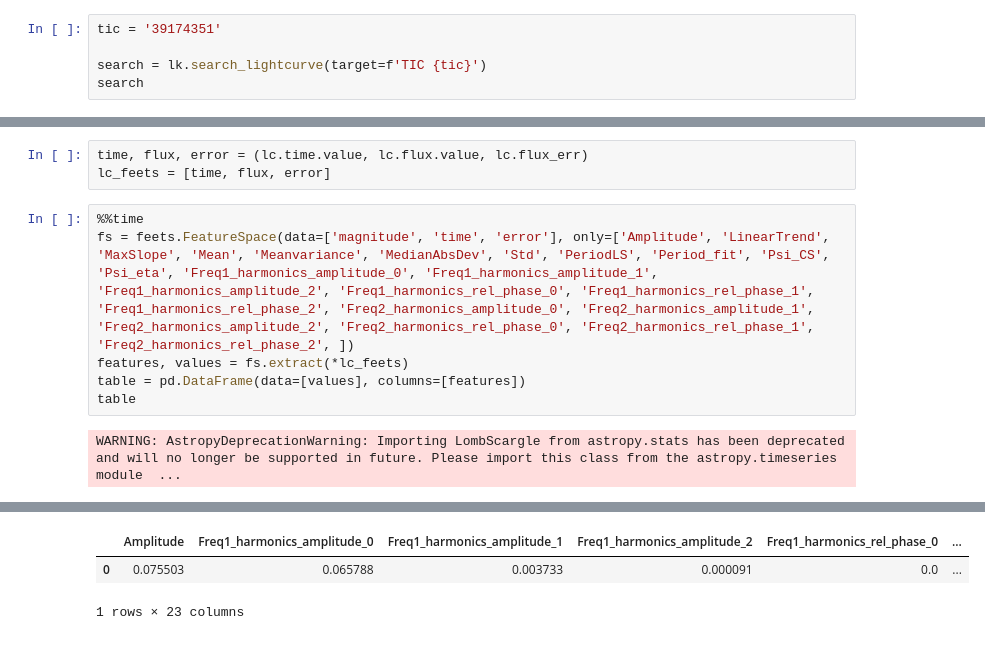
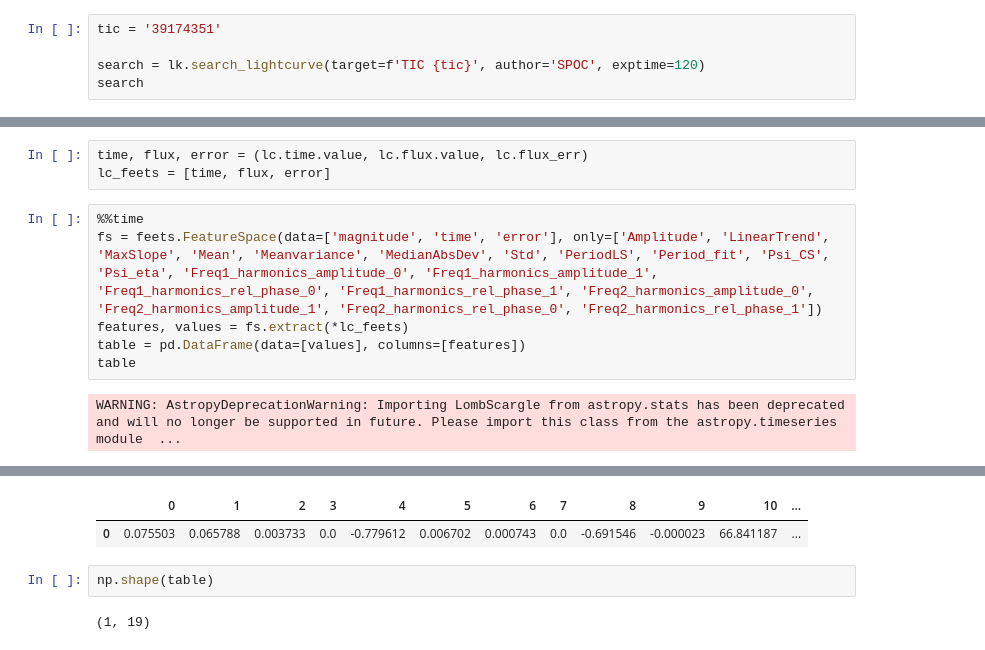
Before and after one commit to josafary-ds/CLASTEVAR_Project, a Jupyter notebook: Feets_test.ipynb, the cells around one changed output, grey strips where cells are left out. Cells and saved outputs as stored; diff of their text form.

```diff
--- a/Feets_test.ipynb
+++ b/Feets_test.ipynb
@@ -7,6 +7,6 @@ import feets
 # %%
 tic = '39174351'
 
-search = lk.search_lightcurve(target=f'TIC {tic}')
+search = lk.search_lightcurve(target=f'TIC {tic}', author='SPOC', exptime=120)
 search
 # %% [output]
@@ -32,7 +27,7 @@ time, flux, error = (lc.time.value, lc.flux.value, lc.flux_err)
 lc_feets = [time, flux, error]
 # %%
 %%time
-fs = feets.FeatureSpace(data=['magnitude', 'time', 'error'], only=['Amplitude', 'LinearTrend', 'MaxSlope', 'Mean', 'Meanvariance', 'MedianAbsDev', 'Std', 'PeriodLS', 'Period_fit', 'Psi_CS', 'Psi_eta', 'Freq1_harmonics_amplitude_0', 'Freq1_harmonics_amplitude_1', 'Freq1_harmonics_amplitude_2', 'Freq1_harmonics_rel_phase_0', 'Freq1_harmonics_rel_phase_1', 'Freq1_harmonics_rel_phase_2', 'Freq2_harmonics_amplitude_0', 'Freq2_harmonics_amplitude_1', 'Freq2_harmonics_amplitude_2', 'Freq2_harmonics_rel_phase_0', 'Freq2_harmonics_rel_phase_1', 'Freq2_harmonics_rel_phase_2', ])
+fs = feets.FeatureSpace(data=['magnitude', 'time', 'error'], only=['Amplitude', 'LinearTrend', 'MaxSlope', 'Mean', 'Meanvariance', 'MedianAbsDev', 'Std', 'PeriodLS', 'Period_fit', 'Psi_CS', 'Psi_eta', 'Freq1_harmonics_amplitude_0', 'Freq1_harmonics_amplitude_1', 'Freq1_harmonics_rel_phase_0', 'Freq1_harmonics_rel_phase_1', 'Freq2_harmonics_amplitude_0', 'Freq2_harmonics_amplitude_1', 'Freq2_harmonics_rel_phase_0', 'Freq2_harmonics_rel_phase_1'])
 features, values = fs.extract(*lc_feets)
 table = pd.DataFrame(data=[values], columns=[features])
 table
@@ -43,3 +38,6 @@ Wall time: 2min 1s
-|  | Amplitude | Freq1_harmonics_amplitude_0 | Freq1_harmonics_amplitude_1 | Freq1_harmonics_amplitude_2 | Freq1_harmonics_rel_phase_0 | ... |
-| 0 | 0.075503 | 0.065788 | 0.003733 | 0.000091 | 0.0 | ... |
+|  | 0 | 1 | 2 | 3 | 4 | 5 | 6 | 7 | 8 | 9 | 10 | ... |
+| 0 | 0.075503 | 0.065788 | 0.003733 | 0.0 | -0.779612 | 0.006702 | 0.000743 | 0.0 | -0.691546 | -0.000023 | 66.841187 | ... |
-1 rows × 23 columns
+# %%
+np.shape(table)
+# %% [output]
+(1, 19)
```
Also changed, not shown: parts of 3 cells of this notebook, 3 other files.
